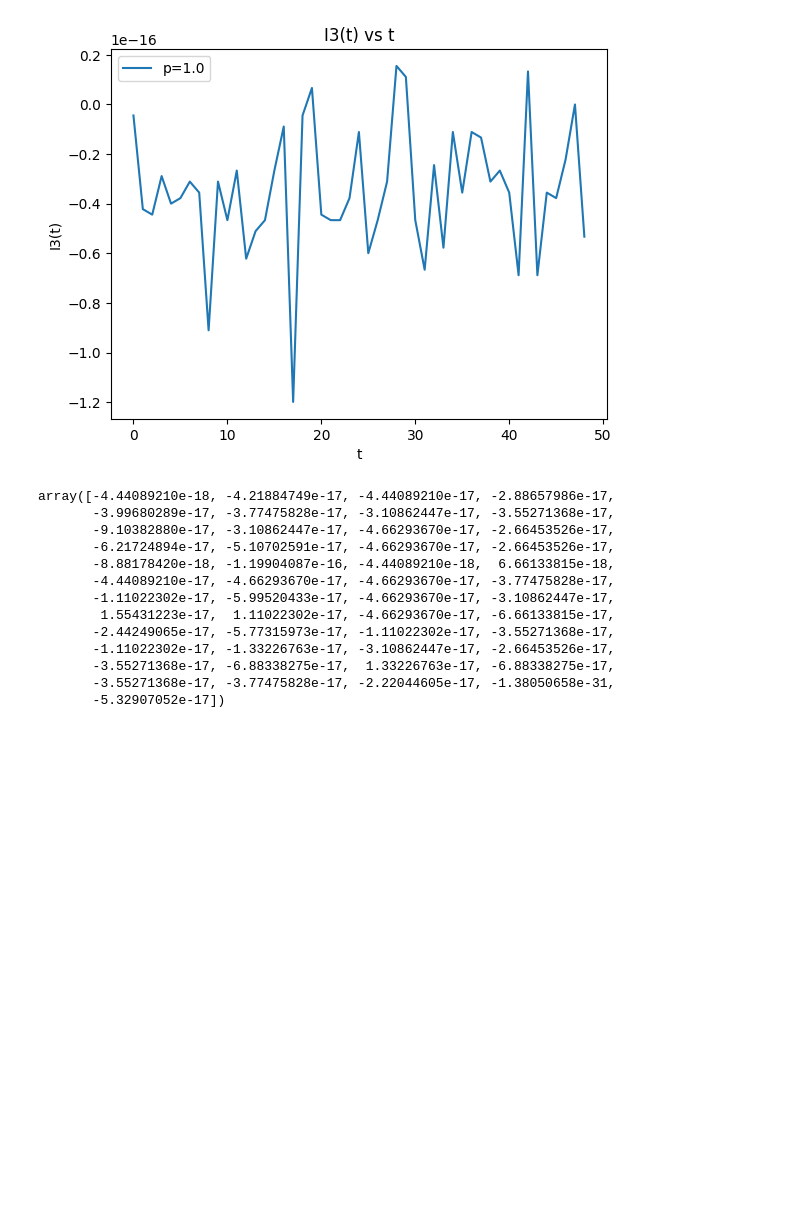
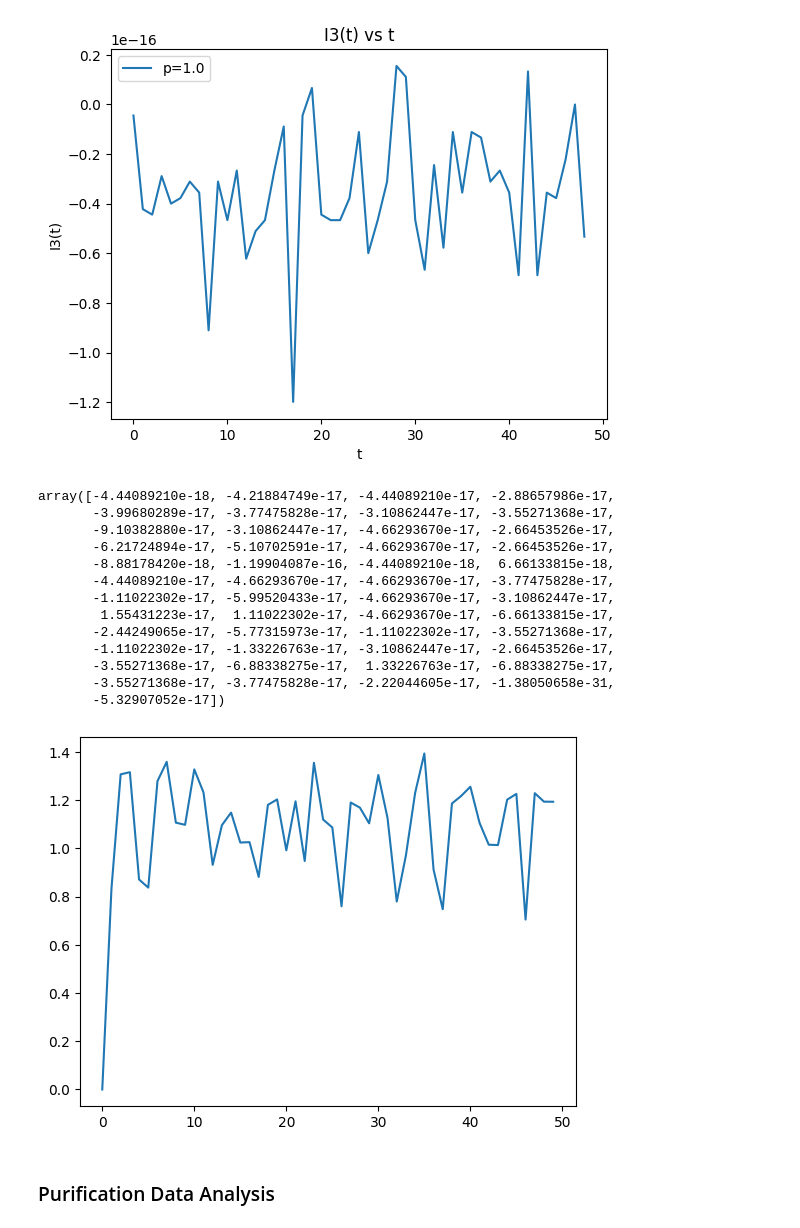
Before and after one commit to uditvarma/s3, a Jupyter notebook: helper_py.ipynb, the cells around one changed output. Saved outputs shown, nothing was run; the diff lists cells and outputs as text; code cells hidden in the pictures; blank space fills up the shorter version.

```diff
--- a/helper_py.ipynb
+++ b/helper_py.ipynb
@@ -201,0 +371,2 @@ array([-4.44089210e-18, -4.21884749e-17, -4.44089210e-17, -2.88657986e-17,
+# %%
+entropy = Entropy_t(L=8,T=50.0,dt=1.0,p=0.0,Nc=400,direction="Z",shot=1)
@@ -201,0 +375,7 @@ array([-4.44089210e-18, -4.21884749e-17, -4.44089210e-17, -2.88657986e-17,
+# %%
+plt.plot(entropy)
+plt.savefig("entropy_vs_time_L8_T50_dt1_p0.png")
+# %% [output]
+[figure, added]
+# %% [markdown]
+### Purification Data Analysis
```
Also changed, not shown: parts of 21 cells of this notebook, 18 other files.
